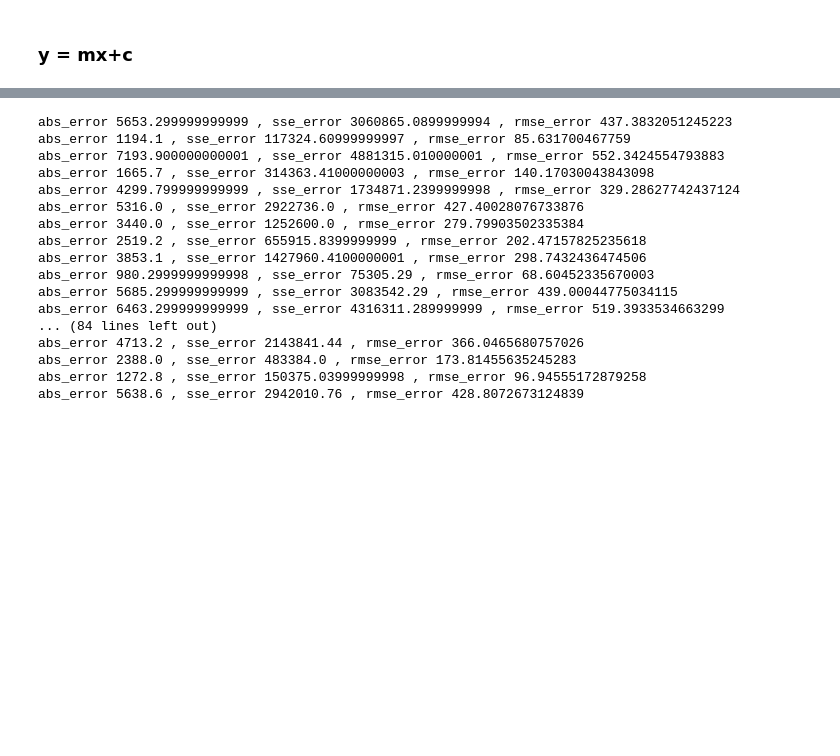
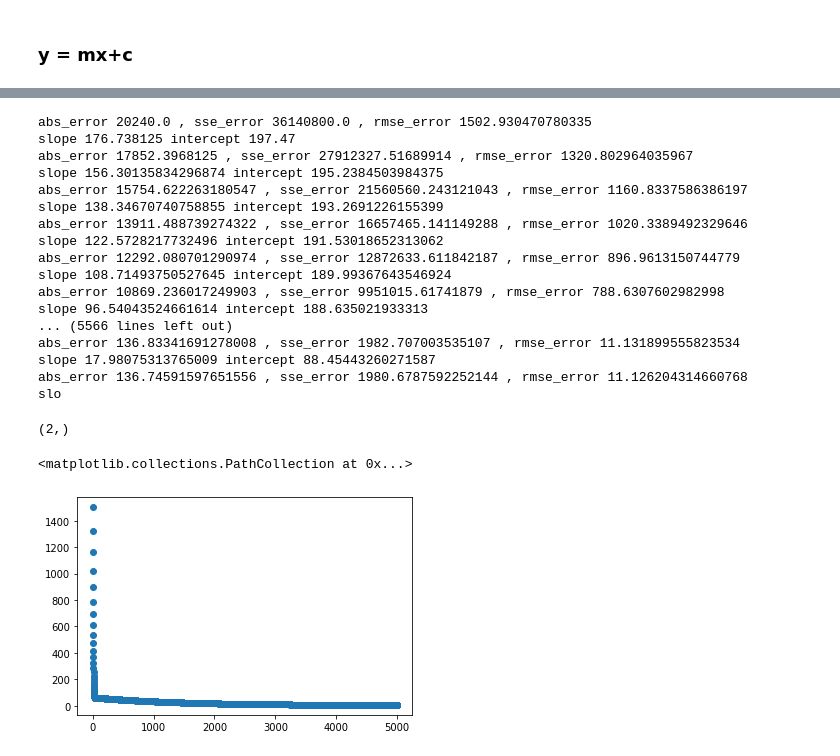
Before and after one commit to MPS-MASTER/MLDLNLP, a Jupyter notebook: linear_regression_model_code.ipynb, the cells around one changed output, grey strips where cells are left out. Cells and saved outputs as stored; diff of their text form; code cells hidden in the pictures; blank space fills up the shorter version.

Commit message:
working code of linear regression

```diff
--- a/linear_regression_model_code.ipynb
+++ b/linear_regression_model_code.ipynb
@@ -89,36 +93,70 @@ def RMSE(original_y, calculated_y):
+# %%
+def change_in_slope(learning_rate, y_original, y_calculated,input_x ):
+    m_change = learning_rate*2*(y_original-y_calculated)*input_x
+    return np.sum(m_change)/len(m_change)  ## why i am taking mean of total change
+# %%
+def change_in_intercept(learning_rate, y_original, y_calculated,input_x ):
+    c_change = learning_rate*2*(y_original-y_calculated)
+    return np.sum(c_change)/len(c_change)   ## why why
 # %%
+#def linear_model_mps():
 slope =1
 intercept =2
-no_of_iterations =100
+no_of_iterations =5000
+
+slope =200
+intercept =200
+previous_slope = 0
+previous_intercept = 0
+learning_rate = 0.001
 errors =[]
 for i in range(no_of_iterations):
-    slope =random.randint(0,100)
-    intercept =random.randint(0,100)
-    y_cal = linear_model_mps(train_x, slope,intercept)
+    #flag = True
+    previous_slope = slope
+    previous_intercept =intercept
+    y_cal = equation_line(train_x, previous_slope,previous_intercept)
+
+    slope = change_in_slope(learning_rate,train_y,y_cal, train_x)
+    intercept = change_in_intercept(learning_rate,train_y,y_cal, train_x)
+    slope = previous_slope+slope
+    intercept = previous_intercept +intercept
     #print(y_cal)
     res_abs = absolute_error(train_y, y_cal)
     res_sse = SSE(train_y, y_cal)
     res_rmse = RMSE(train_y, y_cal)
-    errors.append([res_abs,res_sse,res_rmse])
+    errors.append([i,res_rmse])
     #result_freq = res.value_counts()
     print("abs_error",res_abs, ", sse_error",res_sse, ", rmse_error",res_rmse)
+    print("slope",slope,"intercept",intercept)
 # %% [output]
-abs_error 5653.299999999999 , sse_error 3060865.0899999994 , rmse_error 437.3832051245223
-abs_error 1194.1 , sse_error 117324.60999999997 , rmse_error 85.631700467759
-abs_error 7193.900000000001 , sse_error 4881315.010000001 , rmse_error 552.3424554793883
-abs_error 1665.7 , sse_error 314363.41000000003 , rmse_error 140.17030043843098
-abs_error 4299.799999999999 , sse_error 1734871.2399999998 , rmse_error 329.28627742437124
-abs_error 5316.0 , sse_error 2922736.0 , rmse_error 427.40028076733876
-abs_error 3440.0 , sse_error 1252600.0 , rmse_error 279.79903502335384
-abs_error 2519.2 , sse_error 655915.8399999999 , rmse_error 202.47157825235618
-abs_error 3853.1 , sse_error 1427960.4100000001 , rmse_error 298.7432436474506
-abs_error 980.2999999999998 , sse_error 75305.29 , rmse_error 68.60452335670003
-abs_error 5685.299999999999 , sse_error 3083542.29 , rmse_error 439.00044775034115
-abs_error 6463.299999999999 , sse_error 4316311.289999999 , rmse_error 519.3933534663299
-... (84 lines left out)
-abs_error 4713.2 , sse_error 2143841.44 , rmse_error 366.0465680757026
-abs_error 2388.0 , sse_error 483384.0 , rmse_error 173.81455635245283
-abs_error 1272.8 , sse_error 150375.03999999998 , rmse_error 96.94555172879258
-abs_error 5638.6 , sse_error 2942010.76 , rmse_error 428.8072673124839
+abs_error 20240.0 , sse_error 36140800.0 , rmse_error 1502.930470780335
+slope 176.738125 intercept 197.47
+abs_error 17852.3968125 , sse_error 27912327.51689914 , rmse_error 1320.802964035967
+slope 156.30135834296874 intercept 195.2384503984375
+abs_error 15754.622263180547 , sse_error 21560560.243121043 , rmse_error 1160.8337586386197
+slope 138.34670740758855 intercept 193.2691226155399
+abs_error 13911.488739274322 , sse_error 16657465.141149288 , rmse_error 1020.3389492329646
+slope 122.5728217732496 intercept 191.53018652313062
+abs_error 12292.080701290974 , sse_error 12872633.611842187 , rmse_error 896.9613150744779
+slope 108.71493750527645 intercept 189.99367643546924
+abs_error 10869.236017249903 , sse_error 9951015.61741879 , rmse_error 788.6307602982998
+slope 96.54043524661614 intercept 188.635021933313
+... (5566 lines left out)
+abs_error 136.83341691278008 , sse_error 1982.707003535107 , rmse_error 11.131899555823534
+slope 17.98075313765009 intercept 88.45443260271587
+abs_error 136.74591597651556 , sse_error 1980.6787592252144 , rmse_error 11.126204314660768
+slo
+# %%
+errors_arr = np.array(errors)
+df = pd.DataFrame(errors_arr)
+# %%
+errors_arr[3].shape
+# %% [output]
+(2,)
+# %%
+plt.scatter(df.iloc[:,0], df.iloc[:,1])
+# %% [output]
+<matplotlib.collections.PathCollection at 0x...>
+[figure, added]
 # %%
 ## Next we have to build gradient decent for reducing errors
```
Also changed, not shown: parts of 11 cells of this notebook, 1 other file.
